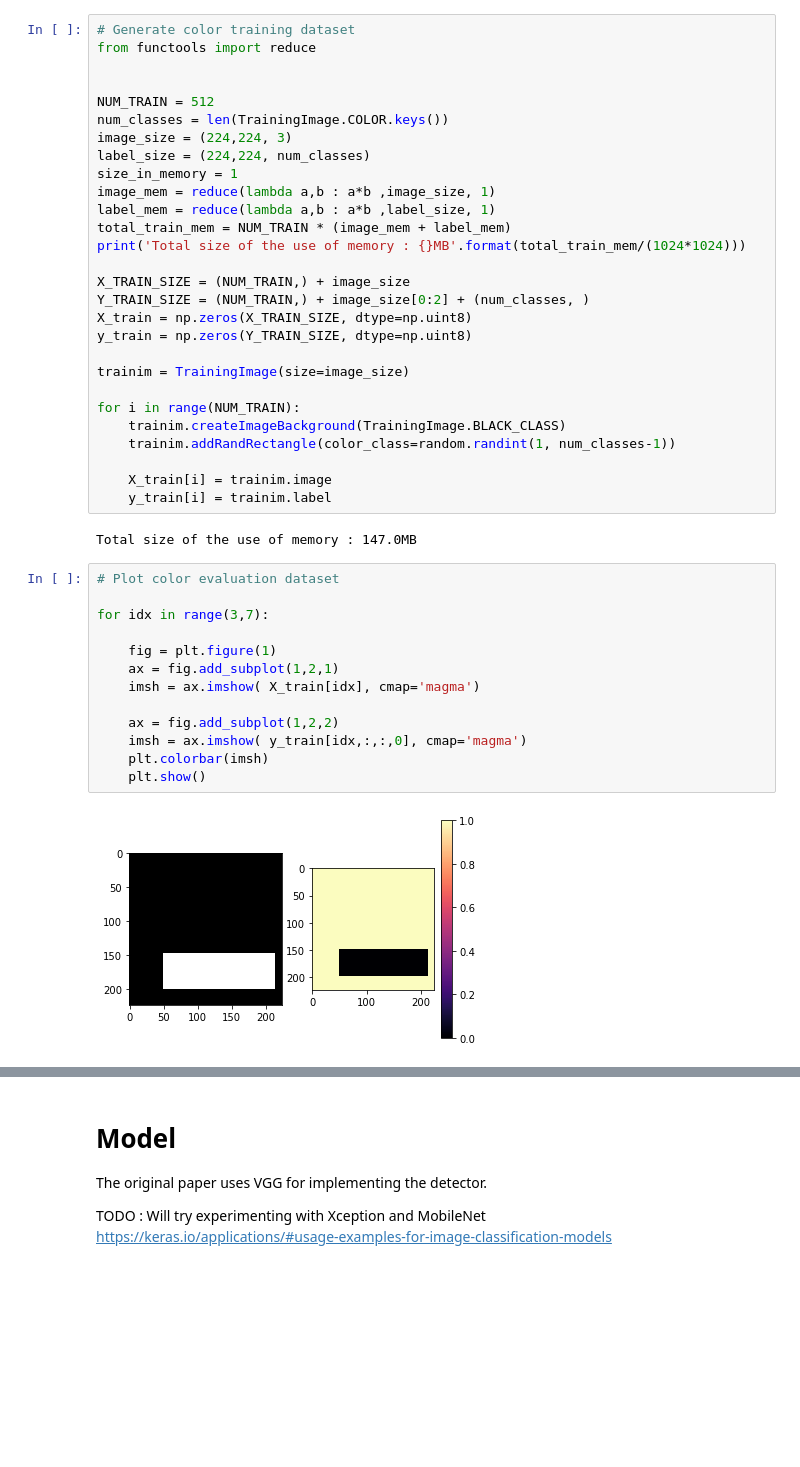
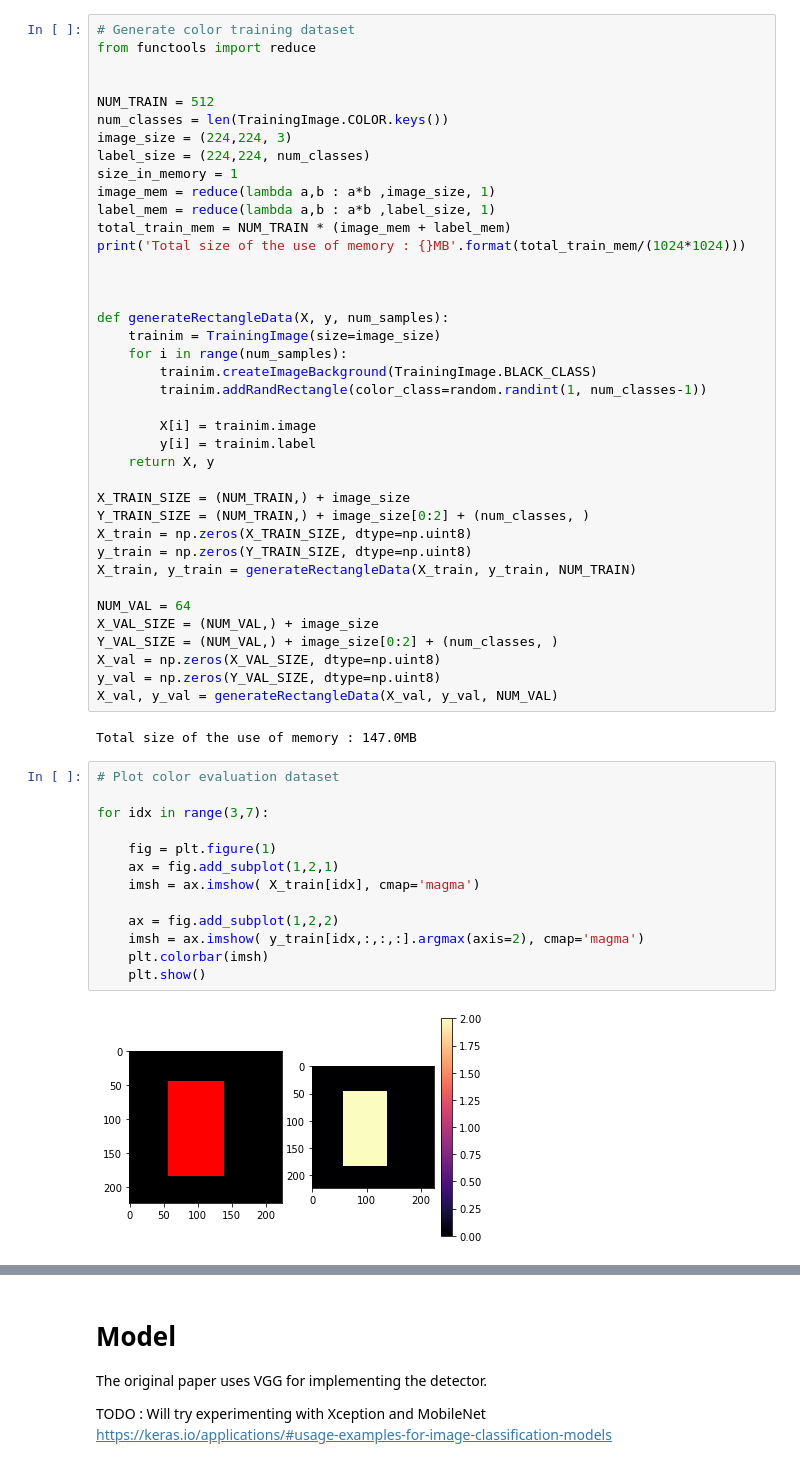
Before and after one commit to rdjondo/SimplisticSSD, a Jupyter notebook: SimpleSegNet_synthetic_dataset.ipynb, the cells around one changed output, grey strips where cells are left out. Saved outputs shown, nothing was run; the diff lists cells and outputs as text; blank space fills up the shorter version.

```diff
--- a/SimpleSegNet_synthetic_dataset.ipynb
+++ b/SimpleSegNet_synthetic_dataset.ipynb
@@ -125,33 +172,44 @@ label_mem = reduce(lambda a,b : a*b ,label_size, 1)
 total_train_mem = NUM_TRAIN * (image_mem + label_mem)
 print('Total size of the use of memory : {}MB'.format(total_train_mem/(1024*1024)))
 
+
+
+def generateRectangleData(X, y, num_samples):
+    trainim = TrainingImage(size=image_size)
+    for i in range(num_samples):
+        trainim.createImageBackground(TrainingImage.BLACK_CLASS)
+        trainim.addRandRectangle(color_class=random.randint(1, num_classes-1))
+
+        X[i] = trainim.image
+        y[i] = trainim.label
+    return X, y
+
 X_TRAIN_SIZE = (NUM_TRAIN,) + image_size
 Y_TRAIN_SIZE = (NUM_TRAIN,) + image_size[0:2] + (num_classes, )
 X_train = np.zeros(X_TRAIN_SIZE, dtype=np.uint8)
 y_train = np.zeros(Y_TRAIN_SIZE, dtype=np.uint8)
+X_train, y_train = generateRectangleData(X_train, y_train, NUM_TRAIN)
 
-trainim = TrainingImage(size=image_size)
-
-for i in range(NUM_TRAIN):
-    trainim.createImageBackground(TrainingImage.BLACK_CLASS)
-    trainim.addRandRectangle(color_class=random.randint(1, num_classes-1))
-
-    X_train[i] = trainim.image
-    y_train[i] = trainim.label
+NUM_VAL = 64
+X_VAL_SIZE = (NUM_VAL,) + image_size
+Y_VAL_SIZE = (NUM_VAL,) + image_size[0:2] + (num_classes, )
+X_val = np.zeros(X_VAL_SIZE, dtype=np.uint8)
+y_val = np.zeros(Y_VAL_SIZE, dtype=np.uint8)
+X_val, y_val = generateRectangleData(X_val, y_val, NUM_VAL)
 # %% [output]
 Total size of the use of memory : 147.0MB
 # %%
 # Plot color evaluation dataset
 
 for idx in range(3,7):
 
     fig = plt.figure(1)
     ax = fig.add_subplot(1,2,1)
     imsh = ax.imshow( X_train[idx], cmap='magma')
 
     ax = fig.add_subplot(1,2,2)
-    imsh = ax.imshow( y_train[idx,:,:,0], cmap='magma')
+    imsh = ax.imshow( y_train[idx,:,:,:].argmax(axis=2), cmap='magma')
     plt.colorbar(imsh)
     plt.show()
 # %% [output]
-[figure, old version]
+[figure, new version]
```
Also changed, not shown: parts of 13 cells of this notebook, 2 other files.
